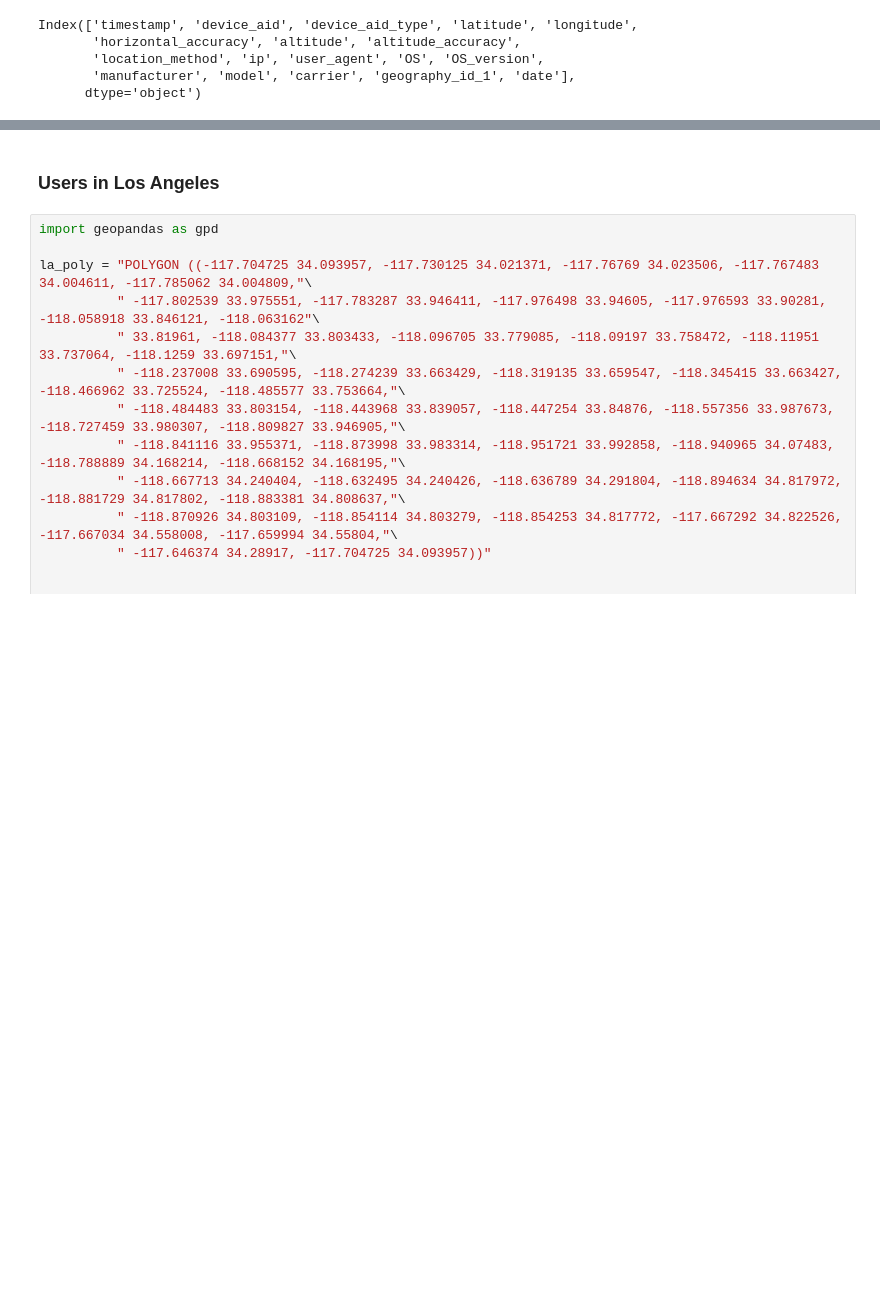
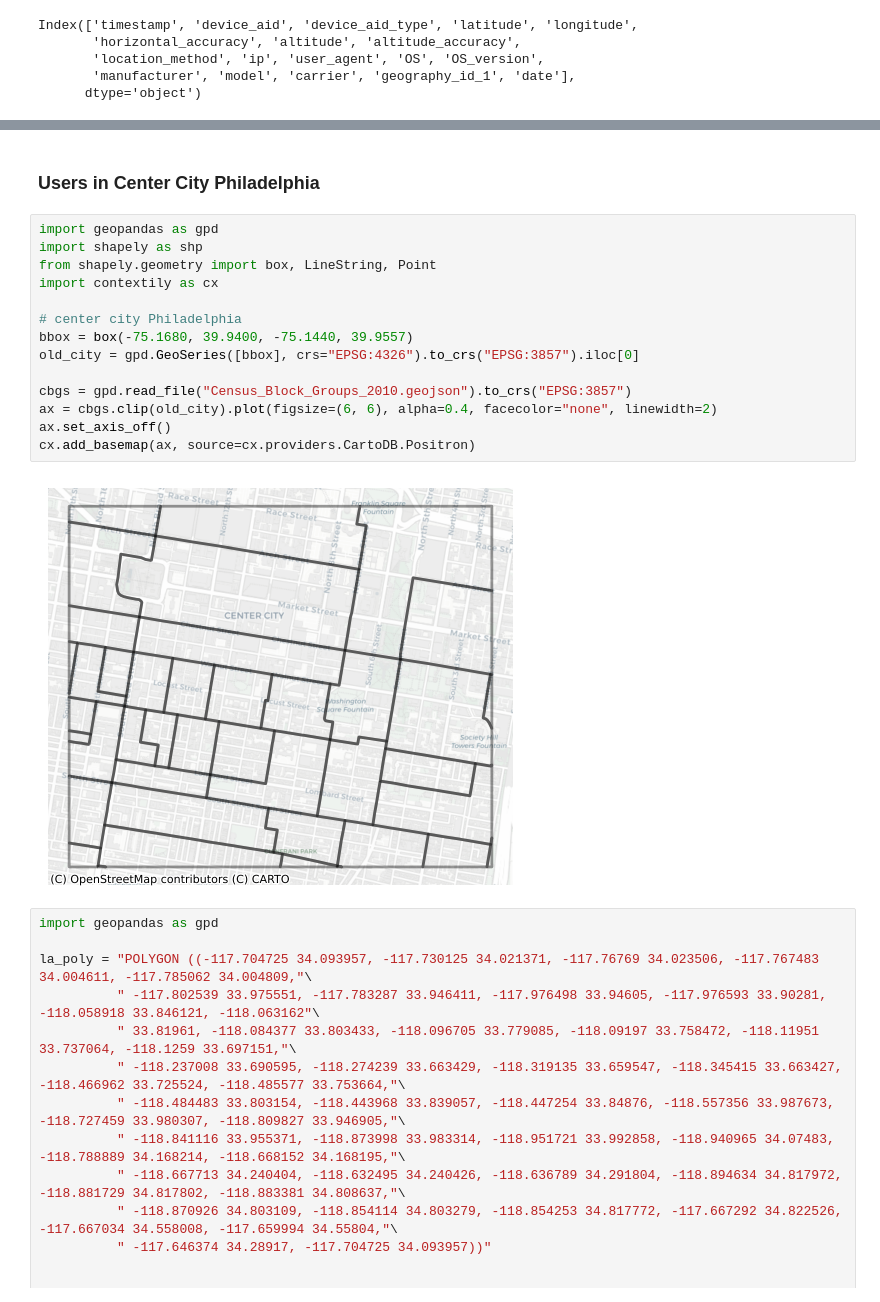
Before and after one commit to Watts-Lab/nomad, a Jupyter notebook: tutorials/IC2S2-2025/pyspark-locally.ipynb, the cells around one changed output, grey strips where cells are left out. Saved outputs shown, nothing was run; the diff lists cells and outputs as text; blank space fills up the shorter version.

```diff
--- a/tutorials/IC2S2-2025/pyspark-locally.ipynb
+++ b/tutorials/IC2S2-2025/pyspark-locally.ipynb
@@ -119,7 +119,23 @@ traj.limit(5).toPandas()
 | 3 | 1745290995 | 7730393f-010a-4863-a58d-cae4f2787dca | IDFA | 33.95290000 | -118.04338000 | 8.0 | 10.9 | ... |
 | 4 | 1745291015 | 8ce78bfb-2d62-4b3f-93c7-b63a5c96ff5d | IDFA | 33.68109000 | -117.92448000 | 12.0 | -20.4 | ... |
 # %% [markdown]
-### Users in Los Angeles
+### Users in Center City Philadelphia
+# %%
+import geopandas as gpd
+import shapely as shp
+from shapely.geometry import box, LineString, Point
+import contextily as cx
+
+# center city Philadelphia
+bbox = box(-75.1680, 39.9400, -75.1440, 39.9557)
+old_city = gpd.GeoSeries([bbox], crs="EPSG:4326").to_crs("EPSG:3857").iloc[0]
+
+cbgs = gpd.read_file("Census_Block_Groups_2010.geojson").to_crs("EPSG:3857")
+ax = cbgs.clip(old_city).plot(figsize=(6, 6), alpha=0.4, facecolor="none", linewidth=2)
+ax.set_axis_off()
+cx.add_basemap(ax, source=cx.providers.CartoDB.Positron)
+# %% [output]
+[figure, added]
 # %%
 import geopandas as gpd
 
```
Also changed, not shown: parts of 1 cell of this notebook, 3 other files.
